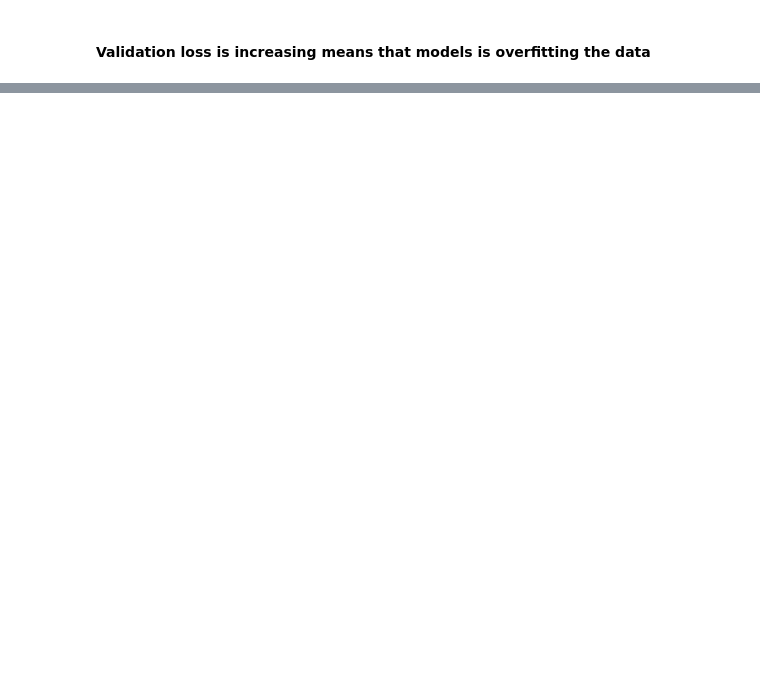
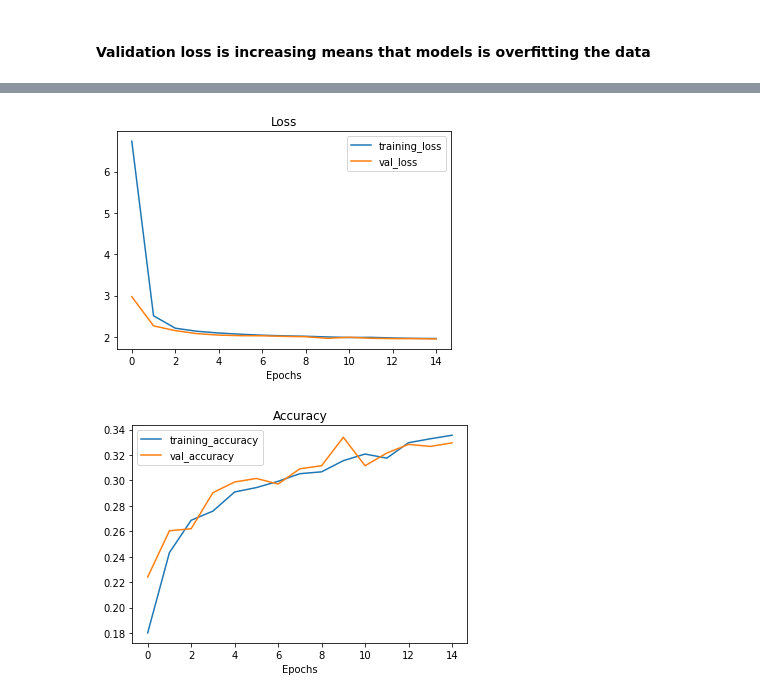
Before and after one commit to AmirGhnbr/Food-Vision, a Jupyter notebook: Food_Vision.ipynb, the cells around one changed output, grey strips where cells are left out. Cells and saved outputs as stored; diff of their text form; code cells hidden in the pictures; blank space fills up the shorter version.

Commit message:
Create and evaluate model 2

```diff
--- a/Food_Vision.ipynb
+++ b/Food_Vision.ipynb
@@ -191,2 +211,35 @@ plot_loss_curves(history_1)
 # %% [markdown]
 #### Validation loss is increasing means that models is overfitting the data
+# %%
+## Using data augmentation
+data_augmentation_layer = Sequential([
+    tf.keras.layers.RandomFlip("horizontal",input_shape=(224,224,3)),
+    tf.keras.layers.RandomRotation(0.1),
+    tf.keras.layers.RandomZoom(0.1)
+])
+# %%
+## Build model_2
+model_2 = Sequential([
+    data_augmentation_layer,
+    tf.keras.layers.Rescaling(1./255),
+    Conv2D(16, 3, padding="same", activation="relu", kernel_regularizer = tf.keras.regularizers.L2(0.2)),
+    MaxPool2D(),
+    Conv2D(32, 3, padding="same", activation="relu", kernel_regularizer = tf.keras.regularizers.L2(0.2)),
+    MaxPool2D(),
+    Conv2D(64, 3, padding="same", activation="relu", kernel_regularizer = tf.keras.regularizers.L2(0.2)),
+    MaxPool2D(),
+    tf.keras.layers.Dropout(0.2),
+    Flatten(),
+    Dense(128, activation="relu"),
+    Dense(10, activation= "softmax", name="output")
+])
+# %%
+# Compile the model
+model_2.compile(loss = tf.keras.losses.SparseCategoricalCrossentropy(from_logits=True),
+                optimizer = tf.keras.optimizers.Adam(0.0004),
+                metrics = ["accuracy"])
+# %%
+history_2 = model_2.fit(train_ds, epochs = 15,
+                        steps_per_epoch= len(train_ds),
+                        validation_data = test_ds,
+                        validation_steps = len(test_ds))
@@ -192,0 +284,5 @@ plot_loss_curves(history_1)
+# %%
+plot_loss_curves(history_2)
+# %% [output]
+[figure, added]
+[figure, added]
```
Also changed, not shown: parts of 10 cells of this notebook.
